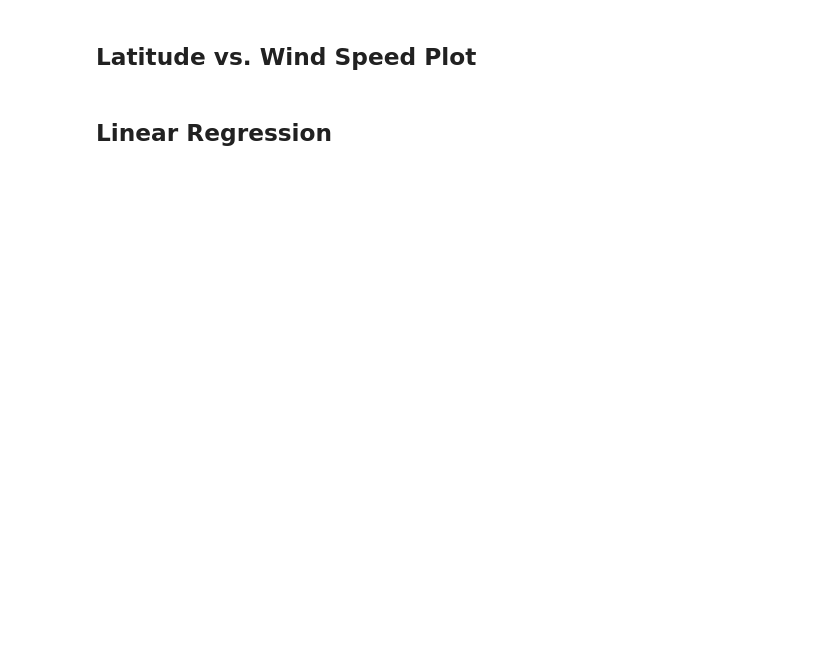
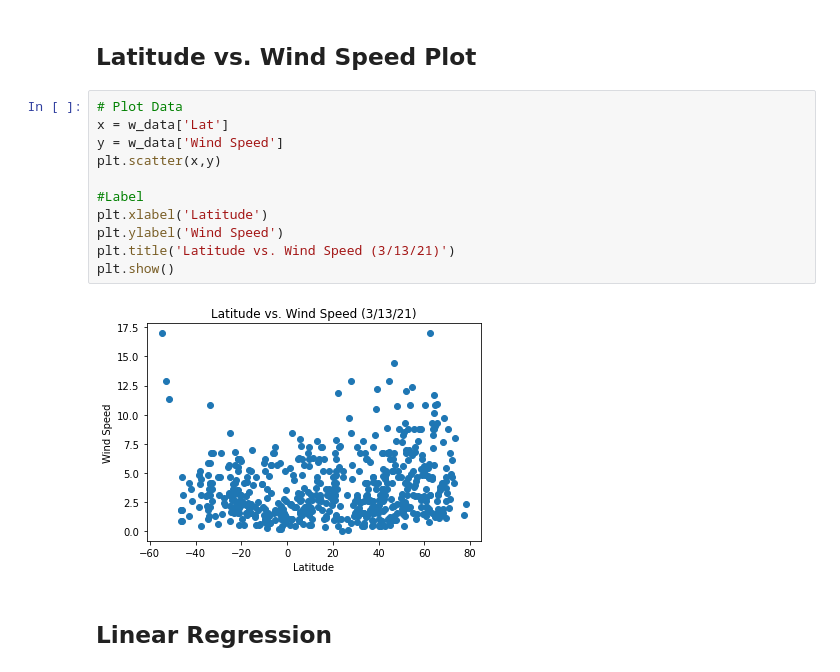
Before and after one commit to moormeierz/API-challenge, a Jupyter notebook: WeatherPy/WeatherPy.ipynb, the cells around one changed output. Drawn from its saved outputs; the diff is of its cells as text; blank space fills up the shorter version.

```diff
--- a/WeatherPy/WeatherPy.ipynb
+++ b/WeatherPy/WeatherPy.ipynb
@@ -215,4 +245,17 @@ There is not humidity over 100%
 # %% [markdown]
 ## Latitude vs. Wind Speed Plot
+# %%
+# Plot Data
+x = w_data['Lat']
+y = w_data['Wind Speed']
+plt.scatter(x,y)
+
+#Label
+plt.xlabel('Latitude')
+plt.ylabel('Wind Speed')
+plt.title('Latitude vs. Wind Speed (3/13/21)')
+plt.show()
+# %% [output]
+[figure, added]
 # %% [markdown]
 ## Linear Regression
```
Also changed, not shown: parts of 17 cells of this notebook, 1 other file.
